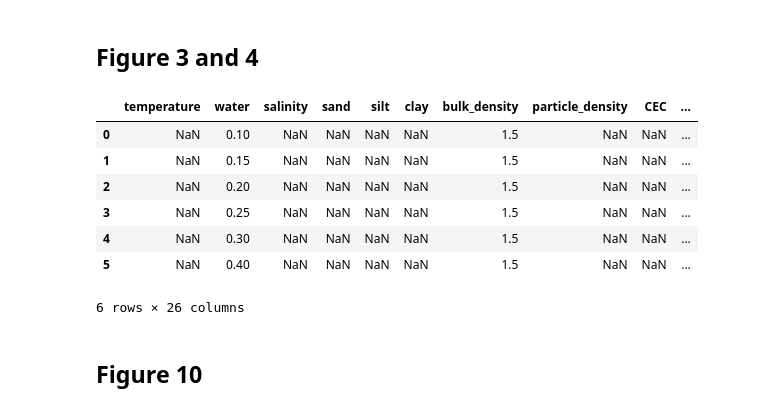
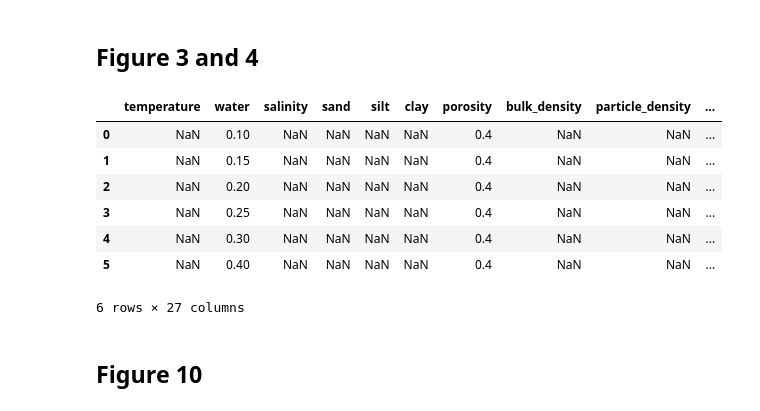
Before and after one commit to SENSE-UGent/Pedophysics, a Jupyter notebook: examples/Examples.ipynb, the cells around one changed output. Saved outputs shown, nothing was run; the diff lists cells and outputs as text; code cells hidden in the pictures.

```diff
--- a/examples/Examples.ipynb
+++ b/examples/Examples.ipynb
@@ -50,21 +40,21 @@ Name: frequency_ec, dtype: float64
 # %%
 
 sample1 = Soil(water = [0.1, 0.15, 0.2, 0.25, 0.3, 0.4],
-               bulk_density = 1.5)
+               porosity = 0.4)
 
 sample1.water
-sample1.bulk_density
+sample1.porosity
 sample1.water_ec
 sample1.df
 # %% [output]
-|  | temperature | water | salinity | sand | silt | clay | bulk_density | particle_density | CEC | ... |
-| 0 | NaN | 0.10 | NaN | NaN | NaN | NaN | 1.5 | NaN | NaN | ... |
-| 1 | NaN | 0.15 | NaN | NaN | NaN | NaN | 1.5 | NaN | NaN | ... |
-| 2 | NaN | 0.20 | NaN | NaN | NaN | NaN | 1.5 | NaN | NaN | ... |
-| 3 | NaN | 0.25 | NaN | NaN | NaN | NaN | 1.5 | NaN | NaN | ... |
-| 4 | NaN | 0.30 | NaN | NaN | NaN | NaN | 1.5 | NaN | NaN | ... |
-| 5 | NaN | 0.40 | NaN | NaN | NaN | NaN | 1.5 | NaN | NaN | ... |
+|  | temperature | water | salinity | sand | silt | clay | porosity | bulk_density | particle_density | ... |
+| 0 | NaN | 0.10 | NaN | NaN | NaN | NaN | 0.4 | NaN | NaN | ... |
+| 1 | NaN | 0.15 | NaN | NaN | NaN | NaN | 0.4 | NaN | NaN | ... |
+| 2 | NaN | 0.20 | NaN | NaN | NaN | NaN | 0.4 | NaN | NaN | ... |
+| 3 | NaN | 0.25 | NaN | NaN | NaN | NaN | 0.4 | NaN | NaN | ... |
+| 4 | NaN | 0.30 | NaN | NaN | NaN | NaN | 0.4 | NaN | NaN | ... |
+| 5 | NaN | 0.40 | NaN | NaN | NaN | NaN | 0.4 | NaN | NaN | ... |
-6 rows × 26 columns
+6 rows × 27 columns
 # %% [markdown]
 ## Figure 10
 # %%
```
Also changed, not shown: parts of 10 cells of this notebook, 8 other files.
